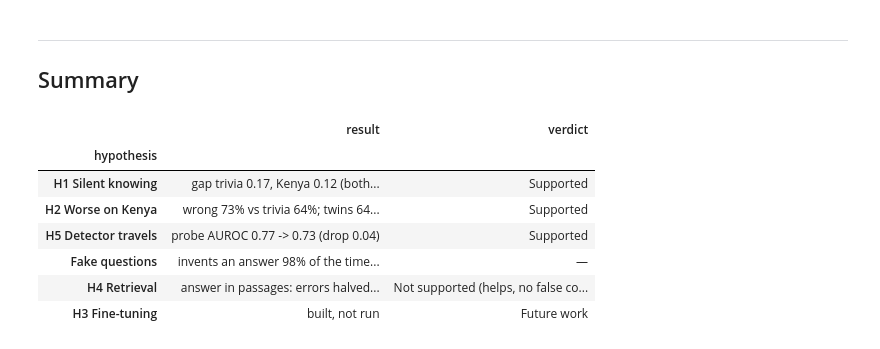
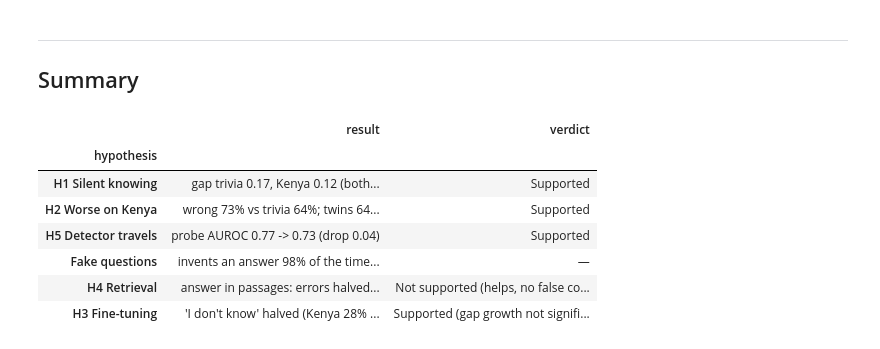
Before and after one commit to trevorblue/bluff-detector, a Jupyter notebook: notebooks/results.ipynb, the cells around one changed output. Saved outputs shown, nothing was run; the diff lists cells and outputs as text; code cells hidden in the pictures.

```diff
--- a/notebooks/results.ipynb
+++ b/notebooks/results.ipynb
@@ -459,32 +535,34 @@ display(pd.Series({
 g_t, g_k = A["trivia_test"]["verbalisation_gap"], A["kenya"]["verbalisation_gap"]
 drop = M["detectors"]["probe_linear"]["ood_auroc_drop"]
 rows = [
     ("H1 Silent knowing",
      f"gap trivia {g_t['point']:.2f}, Kenya {g_k['point']:.2f} (both CIs above 0)",
      "Supported" if g_t["lo"] > 0 and g_k["lo"] > 0 else "Partly"),
     ("H2 Worse on Kenya", f"wrong {100 * kenya.y_wrong.mean():.0f}% vs trivia "
      f"{100 * trivia.y_wrong.mean():.0f}%; twins {100 * T['wrong_rate']['kenya']:.0f}% vs UK "
      f"{100 * T['wrong_rate']['uk']:.0f}% (p {T['mcnemar_wrong']['p_value']:.2f})",
      H2_VERDICT.split(":")[0].capitalize()),
     ("H5 Detector travels",
      f"probe AUROC {M['detectors']['probe_linear']['sets']['trivia_test']['auroc']:.2f}"
      f" -> {M['detectors']['probe_linear']['sets']['kenya']['auroc']:.2f} (drop {drop:.2f})",
      "Supported" if drop < 0.1 else "Not supported"),
     ("Fake questions",
      f"invents an answer {100 * (1 - fakes.open_abstained.mean()):.0f}% of the time asked "
      f"normally, {100 * (1 - fakes.abstained.mean()):.0f}% when offered 'I don't know'", "—"),
     ("H4 Retrieval",
      "answer in passages: errors halved; not in passages: no false confidence (see H4 table)",
      "Not supported (helps, no false confidence)"),
-    ("H3 Fine-tuning", "built, not run", "Future work"),
+    ("H3 Fine-tuning", "'I don't know' halved (Kenya 28% -> 13%, p < 1e-8), accuracy unchanged; "
+     "saying fell (expressed -0.07), knowing held (internal -0.03, n.s.)",
+     "Supported (gap growth not significant)"),
 ]
 display(pd.DataFrame(rows, columns=["hypothesis", "result", "verdict"]).set_index("hypothesis"))
 # %% [output]
 |  | result | verdict |
 | hypothesis |  |  |
 | H1 Silent knowing | gap trivia 0.17, Kenya 0.12 (both... | Supported |
 | H2 Worse on Kenya | wrong 73% vs trivia 64%; twins 64... | Supported |
 | H5 Detector travels | probe AUROC 0.77 -> 0.73 (drop 0.04) | Supported |
 | Fake questions | invents an answer 98% of the time... | — |
 | H4 Retrieval | answer in passages: errors halved... | Not supported (helps, no false co... |
-| H3 Fine-tuning | built, not run | Future work |
+| H3 Fine-tuning | 'I don't know' halved (Kenya 28% ... | Supported (gap growth not signifi... |
```
Also changed, not shown: parts of 4 cells of this notebook, 21 other files.
